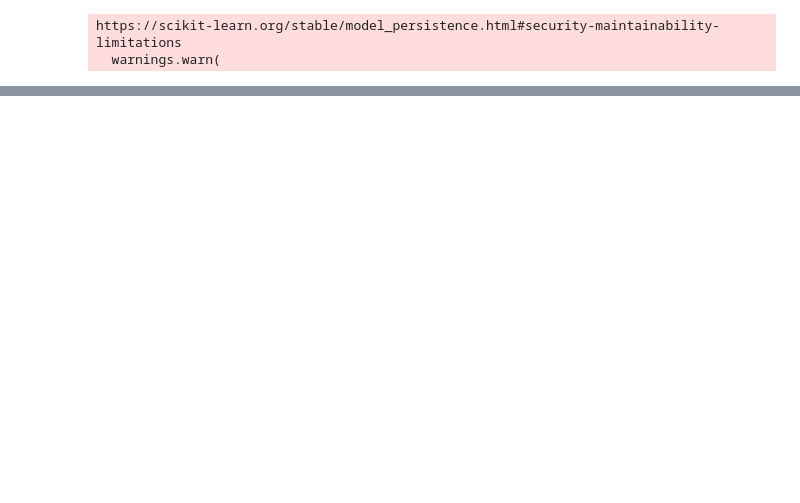
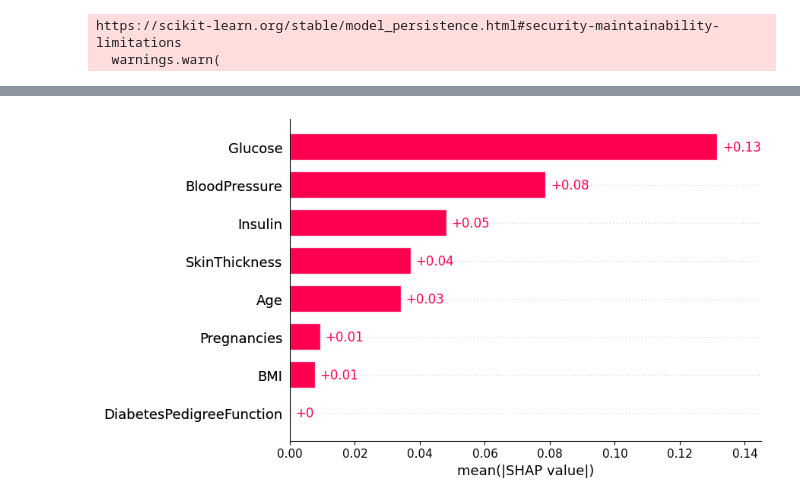
Before and after one commit to akleinau/Finch, a Jupyter notebook: notebooks/traditional_way.ipynb, the cells around one changed output, grey strips where cells are left out. Cells and saved outputs as stored; diff of their text form; code cells hidden in the pictures; blank space fills up the shorter version.

```diff
--- a/notebooks/traditional_way.ipynb
+++ b/notebooks/traditional_way.ipynb
@@ -30,0 +43,6 @@ shap.plots.bar(expl[0])
+# %%
+global_expl = explainer(y_test)
+# %%
+shap.plots.bar(global_expl)
+# %% [output]
+[figure, added]
```
Also changed, not shown: parts of 5 cells of this notebook, 1 other file.
